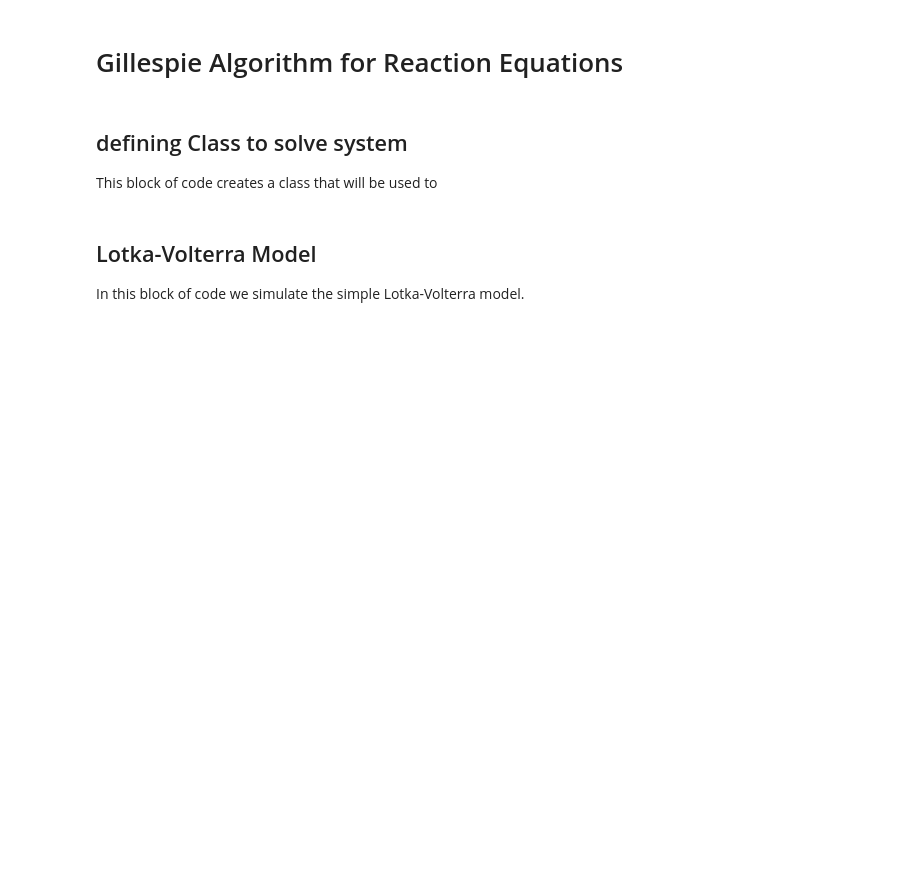
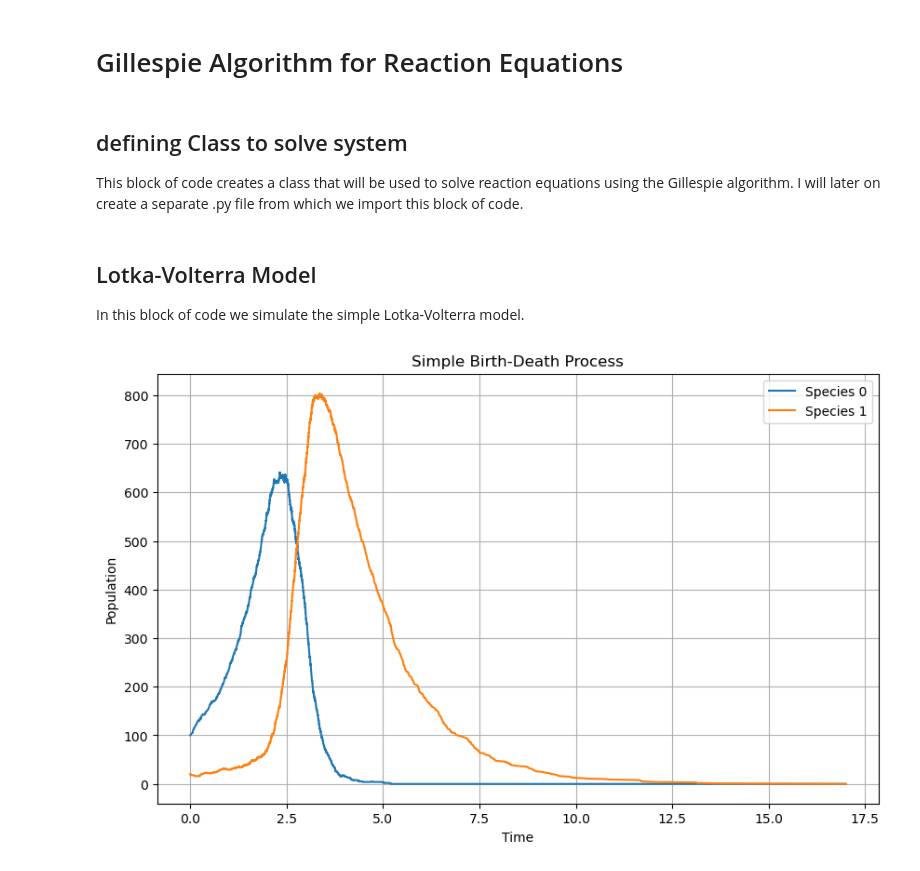
Before and after one commit to BertDepoorter/Monte-Carlo-Methods, a Jupyter notebook: Exercise_14_15_16_Gillespie_systems.ipynb, the cells around one changed output. Saved outputs shown, nothing was run; the diff lists cells and outputs as text; code cells hidden in the pictures; blank space fills up the shorter version.

Commit message:
Gillespie Plots

```diff
--- a/Exercise_14_15_16_Gillespie_systems.ipynb
+++ b/Exercise_14_15_16_Gillespie_systems.ipynb
@@ -2,7 +2,7 @@
 # Gillespie Algorithm for Reaction Equations
 # %% [markdown]
 ## defining Class to solve system
-This block of code creates a class that will be used to
+This block of code creates a class that will be used to solve reaction equations using the Gillespie algorithm. I will later on create a separate .py file from which we import this block of code.
 # %%
 import numpy as np
 import matplotlib.pyplot as plt
@@ -110,24 +14,26 @@ In this block of code we simulate the simple Lotka-Volterra model.
 # %%
 # Example: Simple Lotka-Volterra
 number_species = 2
-coeff = [0.1, 0.05, 0.2]  # Reaction rates: birth and death
+coeff = [1, 0.005, 0.6]  # Reaction rates: birth and death
 
 reactions = np.array([
     # Ingoing
-    [[2, 0], [0, 1], [1, 1]],
+    [[1, 0], [1, 1], [0, 1]],
     # Outgoing
-    [[3, 0], [0, 0], [0, 1]]
+    [[2, 0], [0, 2], [0, 0]]
 ])
 
 title = "Simple Birth-Death Process"
 
 # Create the system
-system = EvolutionGillespie(number_species, coeff, reactions, title)
+LotkaVolterra = EvolutionGillespie(number_species, coeff, reactions, title)
 
 # Simulate
-initial_state = [10, 5]  # Start with 10 individuals of species 0
-t_max = 50
-times, populations = system.simulate(initial_state, t_max)
+initial_state = [100, 20]  # Start with 10 individuals of species 0
+t_max = 400
+times, populations = LotkaVolterra.simulate(initial_state, t_max)
 
 # Plot the evolution of species 0 and 1
-system.plot_species(times, populations, 0, 1)
+LotkaVolterra.plot_species(times, populations, 0, 1)
+# %% [output]
+[figure, added]
```
Also changed, not shown: parts of 9 cells of this notebook, 3 other files.
